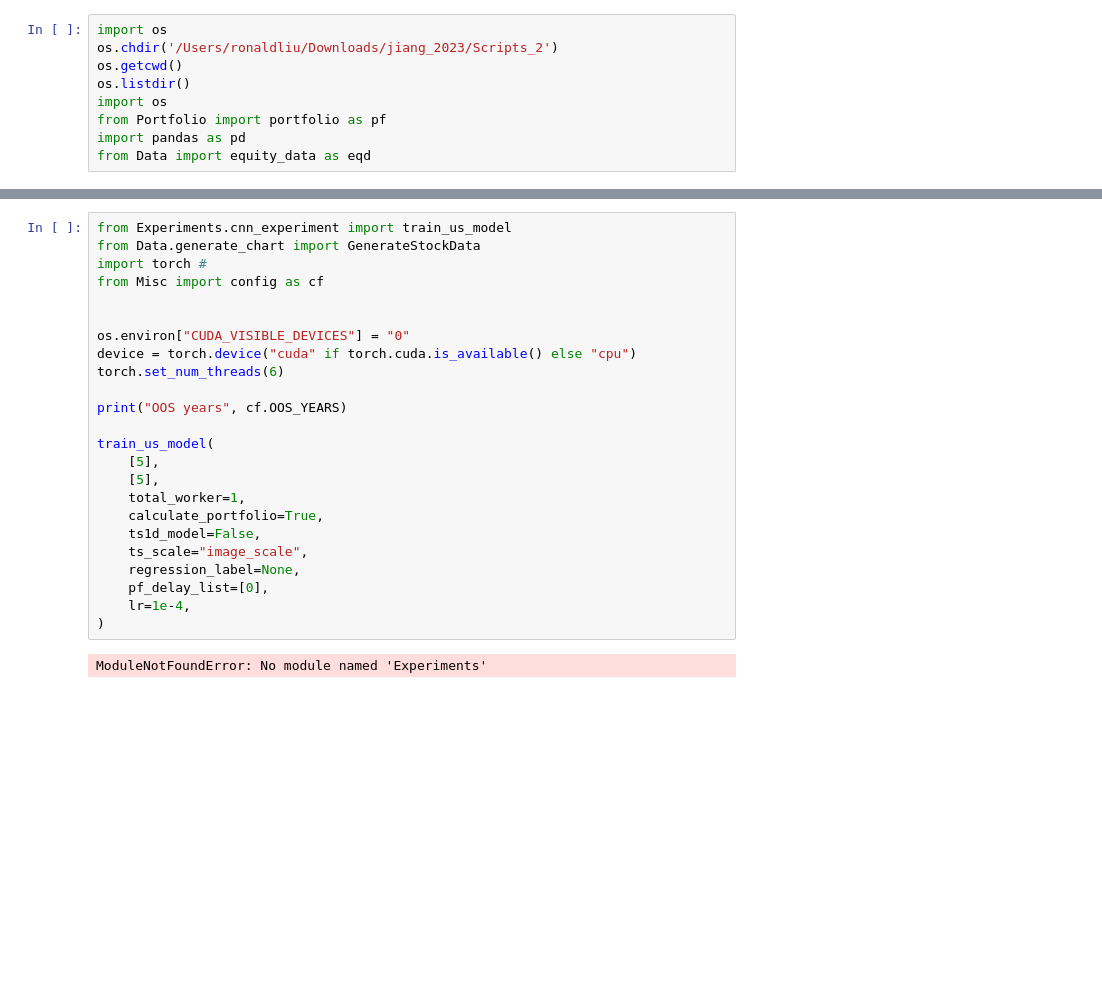
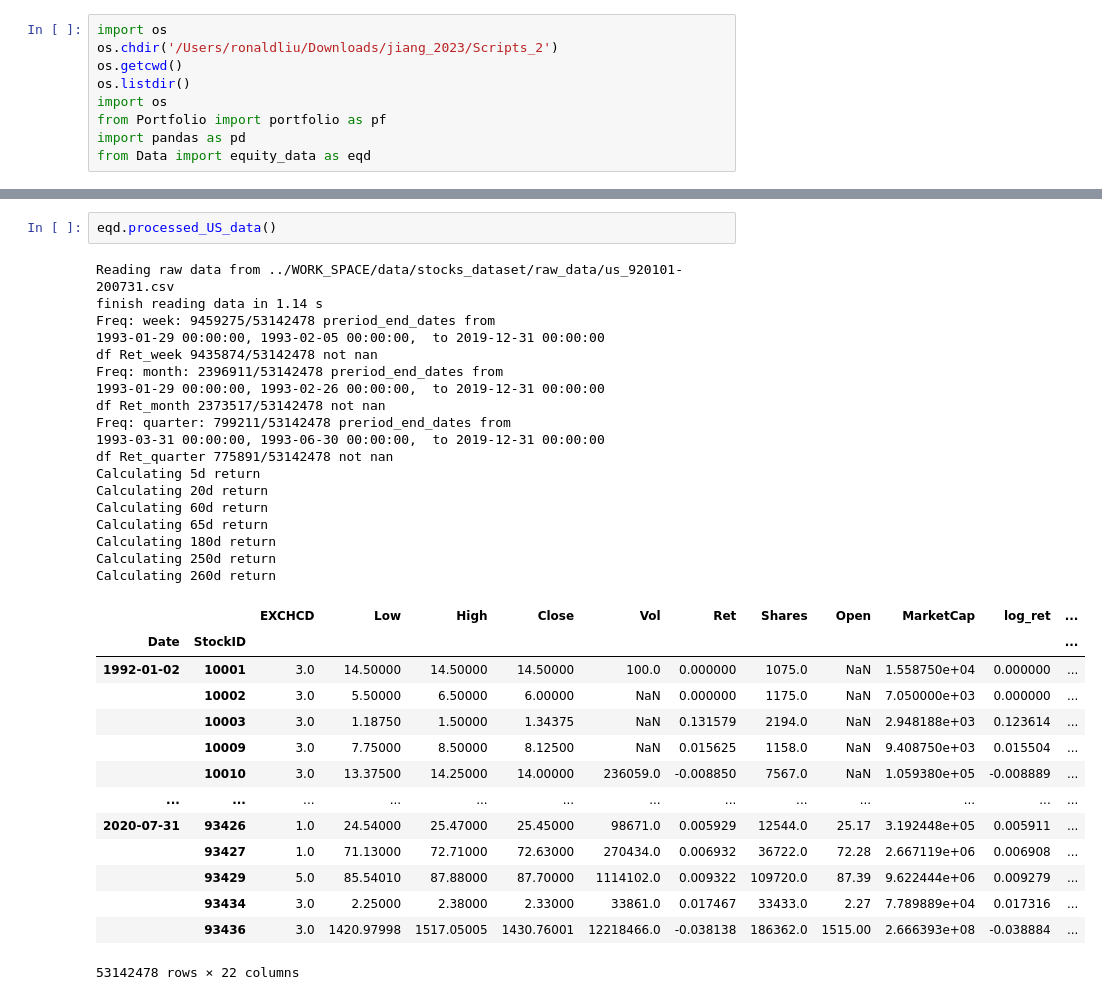
Before and after one commit to rliu4936/bob22, a Jupyter notebook: main.ipynb, the cells around one changed output, grey strips where cells are left out. Saved outputs shown, nothing was run; the diff lists cells and outputs as text; blank space fills up the shorter version.

```diff
--- a/main.ipynb
+++ b/main.ipynb
@@ -132,26 +10,32 @@ AttributeError: module 'Misc.parallel_util' has no attribute 'process_year'
-# %%
-from Experiments.cnn_experiment import train_us_model
-from Data.generate_chart import GenerateStockData
-import torch #
-from Misc import config as cf
-
-
-os.environ["CUDA_VISIBLE_DEVICES"] = "0"
-device = torch.device("cuda" if torch.cuda.is_available() else "cpu")
-torch.set_num_threads(6)
-
-print("OOS years", cf.OOS_YEARS)
-
-train_us_model(
-    [5],
-    [5],
-    total_worker=1,
-    calculate_portfolio=True,
-    ts1d_model=False,
-    ts_scale="image_scale",
-    regression_label=None,
-    pf_delay_list=[0],
-    lr=1e-4,
-)
-# %% [output]
-ModuleNotFoundError: No module named 'Experiments'
+# %%
+eqd.processed_US_data()
+# %% [output]
+Reading raw data from ../WORK_SPACE/data/stocks_dataset/raw_data/us_920101-200731.csv
+finish reading data in 1.14 s
+Freq: week: 9459275/53142478 preriod_end_dates from                         1993-01-29 00:00:00, 1993-02-05 00:00:00,  to 2019-12-31 00:00:00
+df Ret_week 9435874/53142478 not nan
+Freq: month: 2396911/53142478 preriod_end_dates from                         1993-01-29 00:00:00, 1993-02-26 00:00:00,  to 2019-12-31 00:00:00
+df Ret_month 2373517/53142478 not nan
+Freq: quarter: 799211/53142478 preriod_end_dates from                         1993-03-31 00:00:00, 1993-06-30 00:00:00,  to 2019-12-31 00:00:00
+df Ret_quarter 775891/53142478 not nan
+Calculating 5d return
+Calculating 20d return
+Calculating 60d return
+Calculating 65d return
+Calculating 180d return
+Calculating 250d return
+Calculating 260d return
+|  |  | EXCHCD | Low | High | Close | Vol | Ret | Shares | Open | MarketCap | log_ret | ... |
+| Date | StockID |  |  |  |  |  |  |  |  |  |  | ... |
+| 1992-01-02 | 10001 | 3.0 | 14.50000 | 14.50000 | 14.50000 | 100.0 | 0.000000 | 1075.0 | NaN | 1.558750e+04 | 0.000000 | ... |
+|  | 10002 | 3.0 | 5.50000 | 6.50000 | 6.00000 | NaN | 0.000000 | 1175.0 | NaN | 7.050000e+03 | 0.000000 | ... |
+|  | 10003 | 3.0 | 1.18750 | 1.50000 | 1.34375 | NaN | 0.131579 | 2194.0 | NaN | 2.948188e+03 | 0.123614 | ... |
+|  | 10009 | 3.0 | 7.75000 | 8.50000 | 8.12500 | NaN | 0.015625 | 1158.0 | NaN | 9.408750e+03 | 0.015504 | ... |
+|  | 10010 | 3.0 | 13.37500 | 14.25000 | 14.00000 | 236059.0 | -0.008850 | 7567.0 | NaN | 1.059380e+05 | -0.008889 | ... |
+| ... | ... | ... | ... | ... | ... | ... | ... | ... | ... | ... | ... | ... |
+| 2020-07-31 | 93426 | 1.0 | 24.54000 | 25.47000 | 25.45000 | 98671.0 | 0.005929 | 12544.0 | 25.17 | 3.192448e+05 | 0.005911 | ... |
+|  | 93427 | 1.0 | 71.13000 | 72.71000 | 72.63000 | 270434.0 | 0.006932 | 36722.0 | 72.28 | 2.667119e+06 | 0.006908 | ... |
+|  | 93429 | 5.0 | 85.54010 | 87.88000 | 87.70000 | 1114102.0 | 0.009322 | 109720.0 | 87.39 | 9.622444e+06 | 0.009279 | ... |
+|  | 93434 | 3.0 | 2.25000 | 2.38000 | 2.33000 | 33861.0 | 0.017467 | 33433.0 | 2.27 | 7.789889e+04 | 0.017316 | ... |
+|  | 93436 | 3.0 | 1420.97998 | 1517.05005 | 1430.76001 | 12218466.0 | -0.038138 | 186362.0 | 1515.00 | 2.666393e+08 | -0.038884 | ... |
+53142478 rows × 22 columns
```
Also changed, not shown: parts of 8 cells of this notebook, 11 other files.
